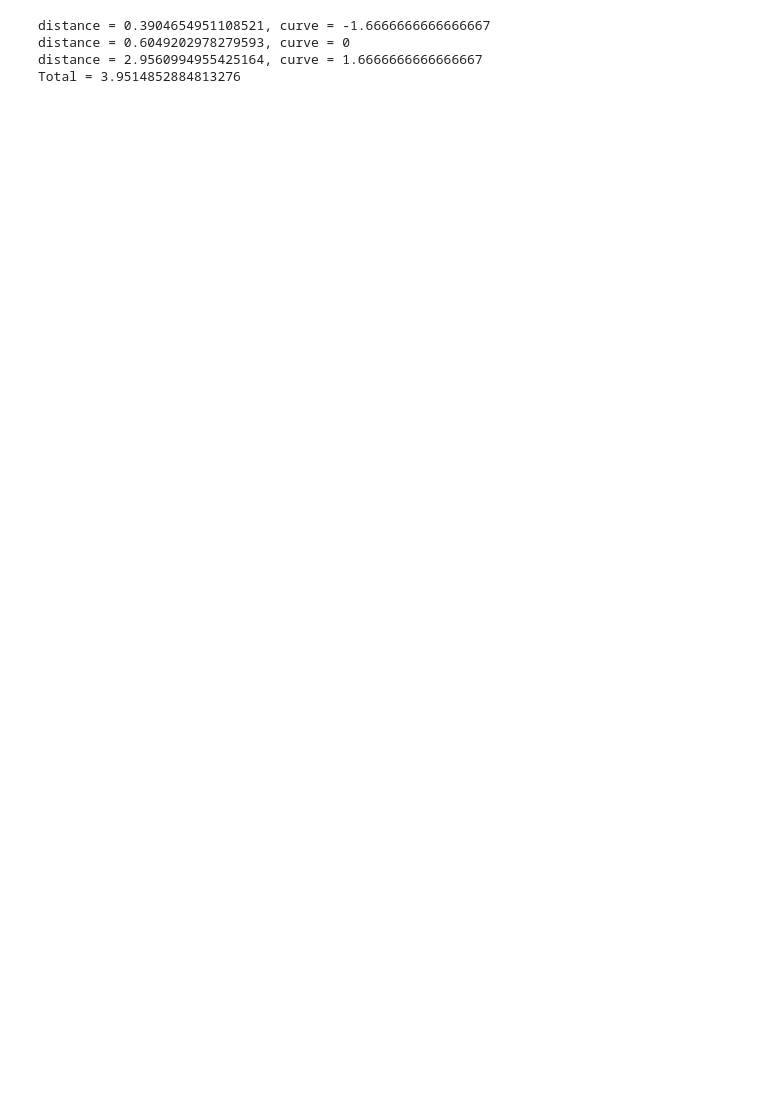
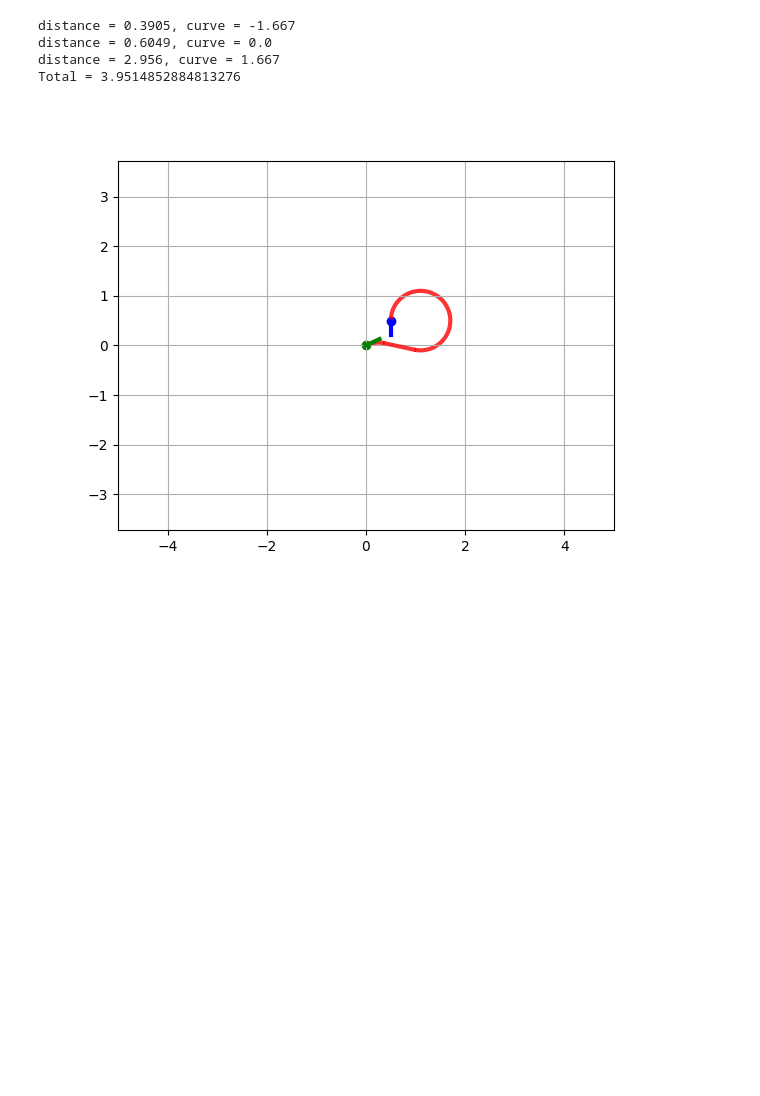
Before and after one commit to kianheus/PDM_Project_Group_28, a Jupyter notebook: Code/SteeringVis.ipynb, the cells around one changed output. Cells and saved outputs as stored; diff of their text form; code cells hidden in the pictures; blank space fills up the shorter version.

```diff
--- a/Code/SteeringVis.ipynb
+++ b/Code/SteeringVis.ipynb
@@ -10,21 +10,31 @@ theta_s = np.deg2rad(25)
 P_e = np.array([0.5, 0.5])
 theta_e = np.deg2rad(-90)
 # %%
-op = optimal_path(P_s, theta_s, P_e, theta_e, [1.5, 1.4, 1.3, 1.2, 1.1, 1.0, 0.9, 0.8, 0.7, 0.6])
+op = optimal_path(P_s, theta_s, P_e, theta_e, 0.6)
 op.print()
 
-# plt.figure()
-# ax = plt.gca()
+plt.figure()
+ax = plt.gca()
 
-# # op = optimal_path(P_s, theta_s, P_e, theta_e, 0.6)
-# plot_point(ax, P_s, theta_s, 'green', length=0.3, label="Start") # , label="Start"
-# plot_point(ax, P_e, theta_e, 'blue', length=0.3) #, label="Goal"
-# op.plot(ax, color="red", linewidth=3, alpha=0.8, points=False)
+# op = optimal_path(P_s, theta_s, P_e, theta_e, [0.6])
+# P_e = np.array([event.xdata, event.ydata])
+# op = optimal_path(P_s, theta_s, P_e, theta_e, [0.6])
+# op = PathTST.optimal(P_s, theta_s, 0.6, P_e, theta_e, 0.6)
+op = optimal_path(P_s, theta_s, P_e, theta_e, 0.6)
+plot_point(ax, P_s, theta_s, 'green', length=0.3, label=f"Start {np.rad2deg(theta_s):.00f} deg")
+plot_point(ax, P_e, theta_e, 'blue', length=0.3, label=f"Goal {np.rad2deg(theta_e):.00f} deg")
+op.plot(ax, color="red", linewidth=3, alpha=0.8)
+plt.axis("equal")
+plt.ylim(-5, 5)
+plt.xlim(-5, 5)
+plt.grid("on")
+plt.show()
 # %% [output]
-distance = 0.3904654951108521, curve = -1.6666666666666667
-distance = 0.6049202978279593, curve = 0
-distance = 2.9560994955425164, curve = 1.6666666666666667
+distance = 0.3905, curve = -1.667
+distance = 0.6049, curve = 0.0
+distance = 2.956, curve = 1.667
 Total = 3.9514852884813276
+[figure, added]
 # %%
 def draw(event):
     # plt.figure()
```
Also changed, not shown: parts of 1 cell of this notebook, 2 other files.
